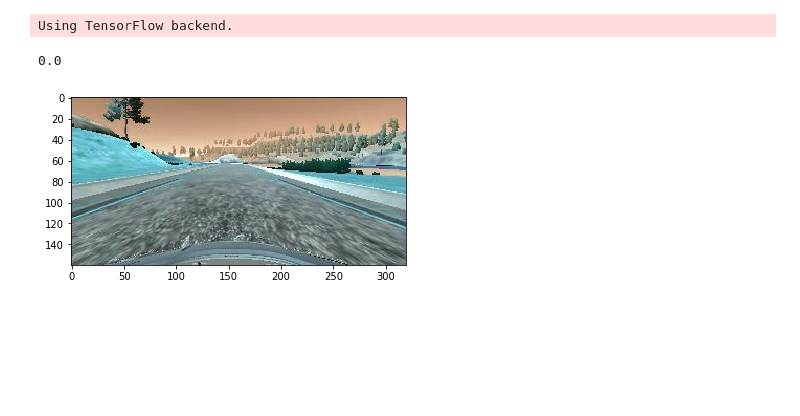
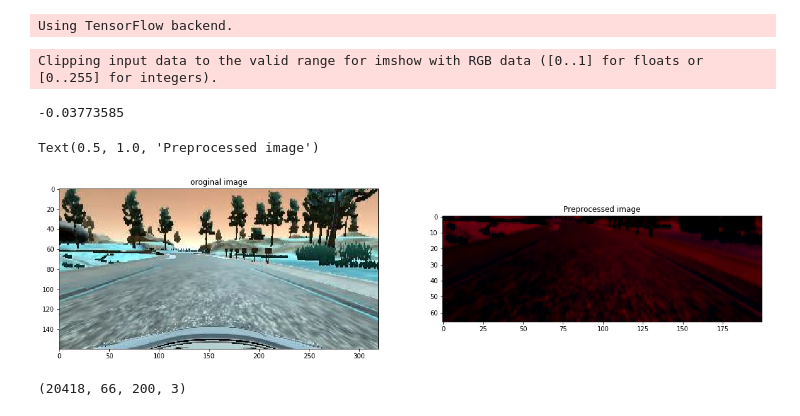
Before and after one commit to bessszilard/Udacity-Self-Driving-Car-Engineer-Nanodegree-Program, a Jupyter notebook: Project-4-Behavioral-Cloning/Behavioral_cloning_CNN.ipynb, the cells around one changed output. Saved outputs shown, nothing was run; the diff lists cells and outputs as text; code cells hidden in the pictures; blank space fills up the shorter version.

Commit message:
Project4: image process added to jupyter notebook and drive.py
Image processing consists of cropping, changing color space, blurring and resizing.

```diff
--- a/Project-4-Behavioral-Cloning/Behavioral_cloning_CNN.ipynb
+++ b/Project-4-Behavioral-Cloning/Behavioral_cloning_CNN.ipynb
@@ -91,10 +94,27 @@ for image, measurement in zip(images, measurements):
     augemented_measurements.append(measurement)
     augmented_images.append(cv2.flip(image, 1))
     augemented_measurements.append(-measurement)
+# %%
+def img_preprocess(img):
+    img = img[60:135, :, :]                    # we don't need the top of the picture, because it is only terrian.
+                                               # We don't need also the bottom of the image, because it only the hood of the car
+    img = cv2.cvtColor(img, cv2.COLOR_BGR2YUV) # Nvidia model needed this color space
+    img = cv2.GaussianBlur(img, (3, 3), 0)     # Gaussian blur removes noise
+    img = cv2.resize(img, (200, 66))
+    img = img / 255 - 0.5
+    return img
 # %%
 index = random.randint(0, len(measurements)-1)
-plt.imshow(images[index])
+# plt.imshow(images[index])
 print(measurements[index])
+
+fig, ax = plt.subplots(1, 2, figsize=(20, 20))
+ax[0].imshow(images[index])
+ax[0].set_title("oroginal image")
+ax[1].imshow(img_preprocess(images[index]))
+ax[1].set_title("Preprocessed image")
 # %% [output]
-0.0
+Clipping input data to the valid range for imshow with RGB data ([0..1] for floats or [0..255] for integers).
+-0.03773585
+Text(0.5, 1.0, 'Preprocessed image')
-[figure, old version]
+[figure, new version]
@@ -108,2 +121,23 @@ del lines, images, measurements
+# %%
+#clear RAM
+
+# X_train = np.array(augmented_images)
+y_train = np.array(augemented_measurements)
+
+# X_train = np.array(list(map(img_preprocess, augmented_images)))    # iteratively goes through the whole array
+X_train = np.zeros((len(augmented_images), 66, 200, 3))
+
+del lines, images, measurements
+
+for i in range(len(augmented_images)):
+    X_train[i] = img_preprocess(augmented_images[i])
+
+# X_train = np.array(img_preprocess(augmented_images))
+# X_valid = np.array(list(map(img_preprocess, X_valid)))    # iteratively goes through the whole array
+del augmented_images, augemented_measurements
+
+print(X_train.shape)
+# %% [output]
+(20418, 66, 200, 3)
 # %%
 model = Sequential()
```
Also changed, not shown: parts of 5 cells of this notebook, 1 other file.
